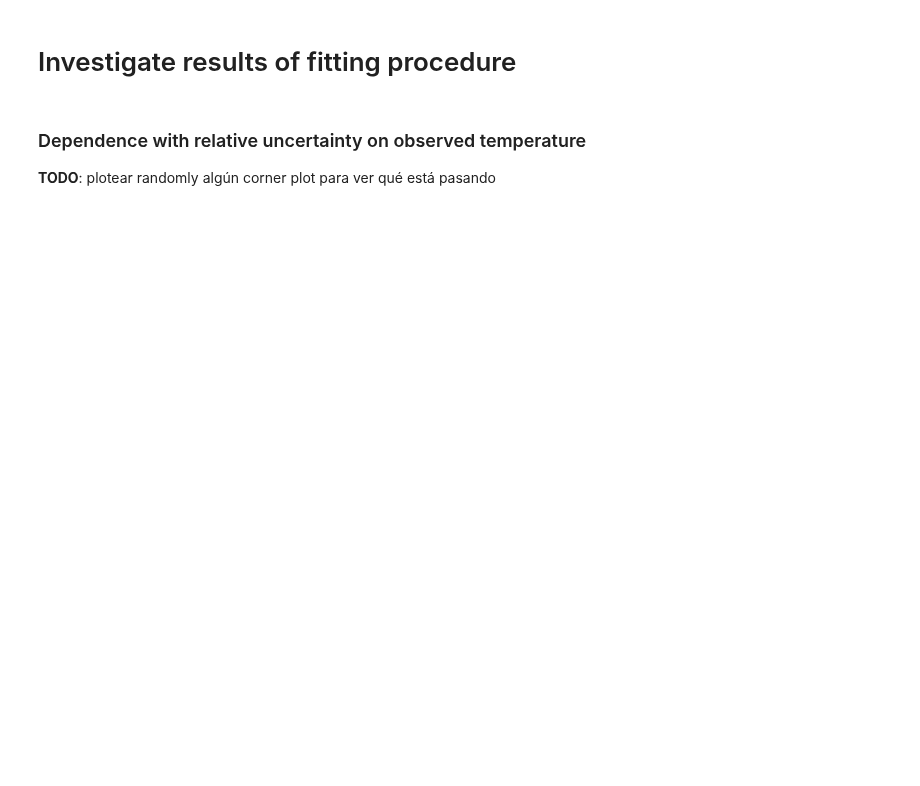
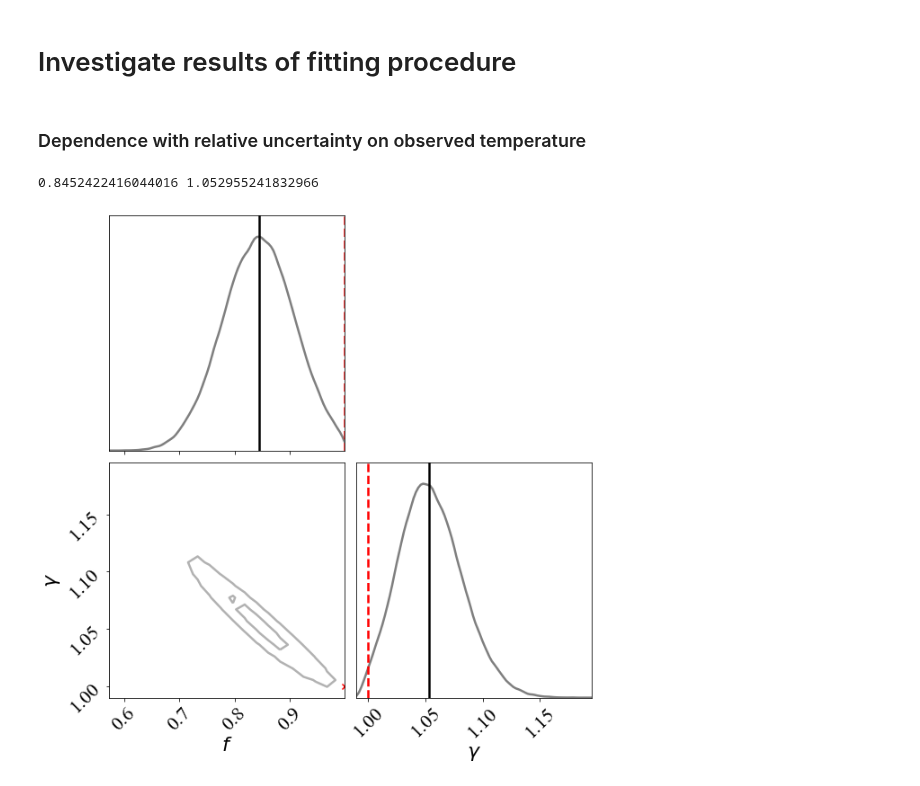
Before and after one commit to SvPoder/exoplanets, a Jupyter notebook: jupyter-notebook/reconstructed_DM.ipynb, the cells around one changed output. Drawn from its saved outputs; the diff is of its cells as text; code cells hidden in the pictures; blank space fills up the shorter version.

```diff
--- a/jupyter-notebook/reconstructed_DM.ipynb
+++ b/jupyter-notebook/reconstructed_DM.ipynb
@@ -19,6 +26,36 @@ from matplotlib import rc
 rc('font', family='times new roman', size=22.)
 # %% [markdown]
 ### Dependence with relative uncertainty on observed temperature
-
-**TODO**: plotear randomly algún corner plot para ver qué está pasando
+# %%
+_file   = open("../results/bayesian/likelihood_game0_uncTobs_0.03v97", "rb")
+like    = pickle.load(_file)
+_file   = open("../results/bayesian/posterior_game0_uncTobs_0.03v97", "rb")
+samples = pickle.load(_file)
+
+smooth=0.5
+fig, axes = corner(samples, levels=(1-np.exp(-0.5), 1-np.exp(-2)), plot_datapoints=False,
+                   plot_density=False, fill_contours=False, smooth=smooth)
+
+# plot KDE smoothed version of distributions
+for axidx, samps in zip([0, 3], samples.T):
+    kde   = gaussian_kde(samps)
+    xvals = fig.axes[axidx].get_xlim()
+    xvals = np.linspace(xvals[0], xvals[1], 100)
+    fig.axes[axidx].plot(xvals, kde(xvals)/np.max(kde(xvals)), color="k", lw=2.5, alpha=0.5)
+
+ML = samples[np.argmax(like)]
+axes[0, 0].axvline(ML[0], ls="-", lw=2.5, color="k")
+axes[1, 1].axvline(ML[1], ls="-", lw=2.5, color="k")
+axes[0, 0].axvline(1., ls="--", lw=2.5, color="red")
+axes[1, 1].axvline(1., ls="--", lw=2.5, color="red")
+axes[1, 0].scatter(1., 1., marker="x", color="red")
+
+axes[1, 0].set_ylabel(r"$\gamma$")
+axes[1, 0].set_xlabel(r"$f$")
+axes[1, 1].set_xlabel(r"$\gamma$")
+
+print(ML[0], ML[1])
+# %% [output]
+0.8452422416044016 1.052955241832966
+[figure, added]
 # %%
```
Also changed, not shown: parts of 6 cells of this notebook, 1 other file.
